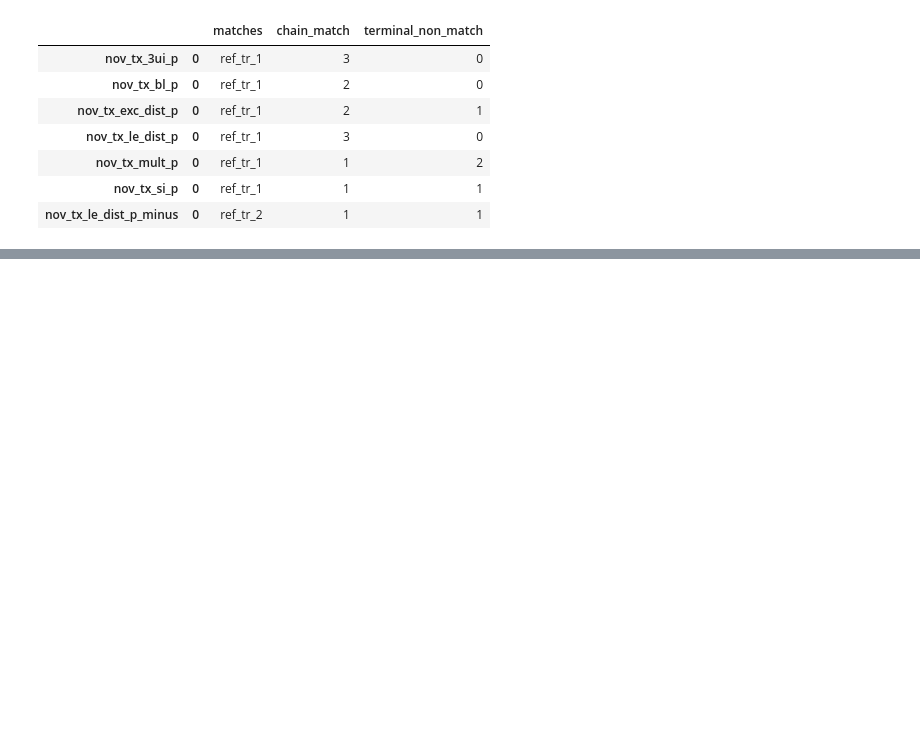
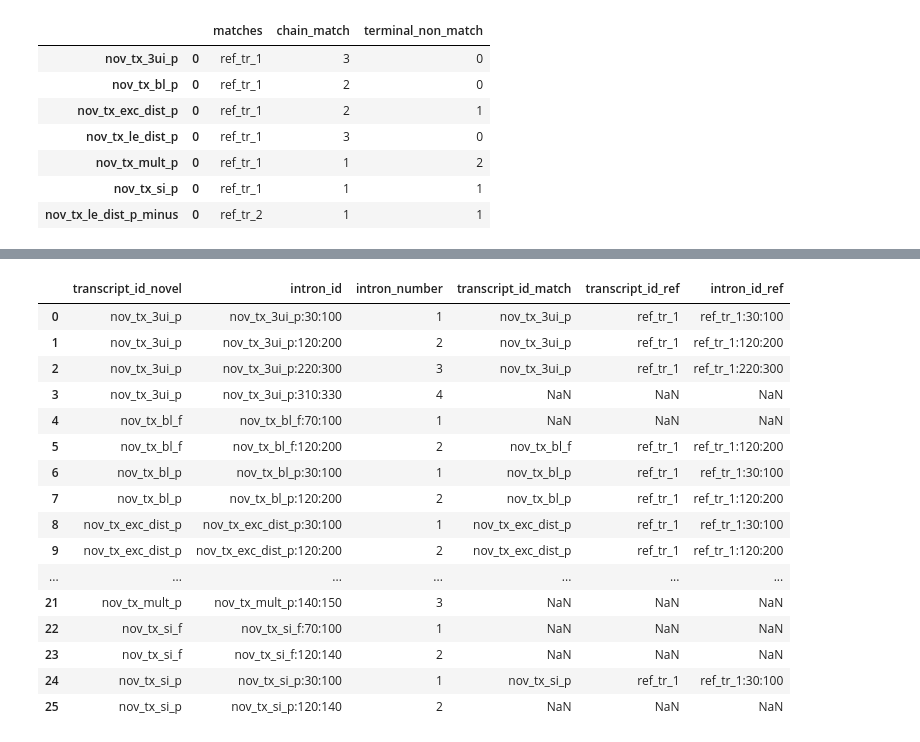
Before and after one commit to frattalab/PAPA, a Jupyter notebook: scripts/stringtie_intron_chain_classification.ipynb, the cells around one changed output, grey strips where cells are left out. Drawn from its saved outputs; the diff is of its cells as text; code cells hidden in the pictures; blank space fills up the shorter version.

Commit message:
WIP refactor chain matching to use pyranges internals

```diff
--- a/scripts/stringtie_intron_chain_classification.ipynb
+++ b/scripts/stringtie_intron_chain_classification.ipynb
@@ -311,8 +311,10 @@ def introns_from_df(df):
 def introns_by_tx(gr, by="transcript_id", nb_cpu=1):
     '''
     '''
+    # Sort by position (for safety)
+    gr = gr.sort()
 
-    return gr.apply(lambda df: df.groupby(by).apply(introns_from_df), nb_cpu=1)
+    return gr.apply(lambda df: df.groupby(by).apply(introns_from_df), nb_cpu=nb_cpu)
 
 
 test_novel_introns = introns_by_tx(test_novel_gr)
@@ -768,0 +911,20 @@ path_ref_gtf = ""
+# %%
+filter_transcripts_by_chain(test_novel_gr, test_ref)
+# %% [output]
+|  | transcript_id_novel | intron_id | intron_number | transcript_id_match | transcript_id_ref | intron_id_ref |
+| 0 | nov_tx_3ui_p | nov_tx_3ui_p:30:100 | 1 | nov_tx_3ui_p | ref_tr_1 | ref_tr_1:30:100 |
+| 1 | nov_tx_3ui_p | nov_tx_3ui_p:120:200 | 2 | nov_tx_3ui_p | ref_tr_1 | ref_tr_1:120:200 |
+| 2 | nov_tx_3ui_p | nov_tx_3ui_p:220:300 | 3 | nov_tx_3ui_p | ref_tr_1 | ref_tr_1:220:300 |
+| 3 | nov_tx_3ui_p | nov_tx_3ui_p:310:330 | 4 | NaN | NaN | NaN |
+| 4 | nov_tx_bl_f | nov_tx_bl_f:70:100 | 1 | NaN | NaN | NaN |
+| 5 | nov_tx_bl_f | nov_tx_bl_f:120:200 | 2 | nov_tx_bl_f | ref_tr_1 | ref_tr_1:120:200 |
+| 6 | nov_tx_bl_p | nov_tx_bl_p:30:100 | 1 | nov_tx_bl_p | ref_tr_1 | ref_tr_1:30:100 |
+| 7 | nov_tx_bl_p | nov_tx_bl_p:120:200 | 2 | nov_tx_bl_p | ref_tr_1 | ref_tr_1:120:200 |
+| 8 | nov_tx_exc_dist_p | nov_tx_exc_dist_p:30:100 | 1 | nov_tx_exc_dist_p | ref_tr_1 | ref_tr_1:30:100 |
+| 9 | nov_tx_exc_dist_p | nov_tx_exc_dist_p:120:200 | 2 | nov_tx_exc_dist_p | ref_tr_1 | ref_tr_1:120:200 |
+| ... | ... | ... | ... | ... | ... | ... |
+| 21 | nov_tx_mult_p | nov_tx_mult_p:140:150 | 3 | NaN | NaN | NaN |
+| 22 | nov_tx_si_f | nov_tx_si_f:70:100 | 1 | NaN | NaN | NaN |
+| 23 | nov_tx_si_f | nov_tx_si_f:120:140 | 2 | NaN | NaN | NaN |
+| 24 | nov_tx_si_p | nov_tx_si_p:30:100 | 1 | nov_tx_si_p | ref_tr_1 | ref_tr_1:30:100 |
+| 25 | nov_tx_si_p | nov_tx_si_p:120:140 | 2 | NaN | NaN | NaN |
```
Also changed, not shown: parts of 20 cells of this notebook.
